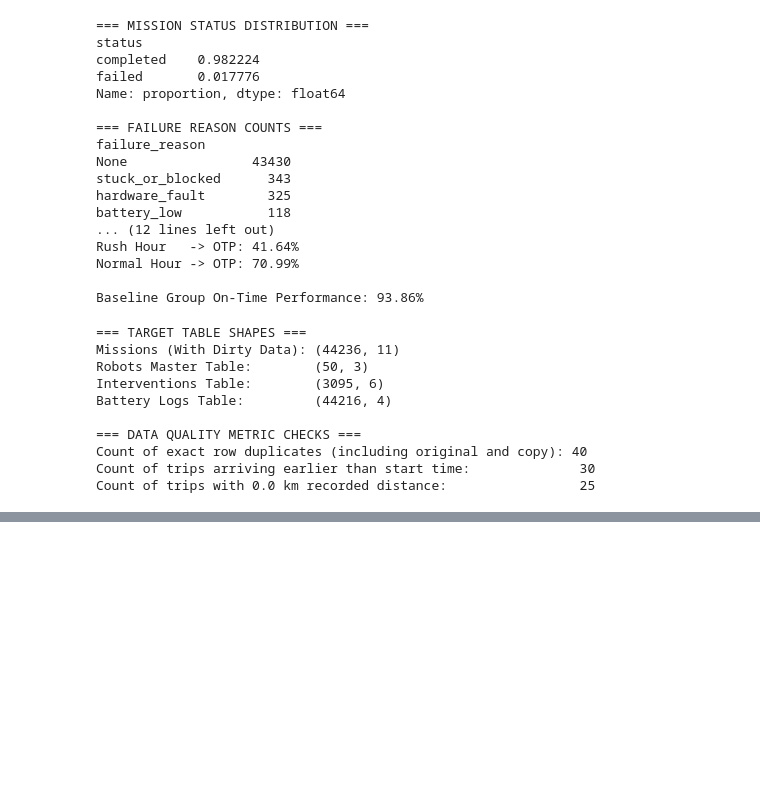
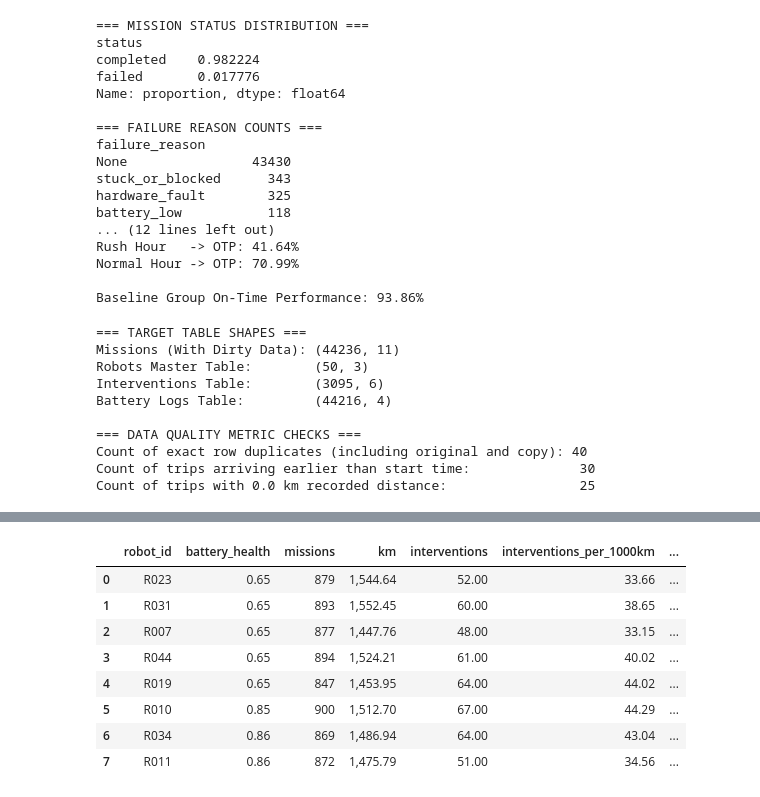
Before and after one commit to avinashnikhil/Fleetanalytics, a Jupyter notebook: Fleet_project.ipynb, the cells around one changed output, grey strips where cells are left out. Saved outputs shown, nothing was run; the diff lists cells and outputs as text; code cells hidden in the pictures; blank space fills up the shorter version.

```diff
--- a/Fleet_project.ipynb
+++ b/Fleet_project.ipynb
@@ -1545,0 +2442,82 @@ Weekend Average: 589.35 missions/day (Ratio: 1.31)
+# %%
+# CELL C7: Robot and reason views
+# This cell creates the segmented views for physical hardware assets and telemetry reasons,
+# registers them in DuckDB, and performs diagnostic checks.
+
+# =====================================================================
+# View 1: v_by_robot
+# =====================================================================
+v_by_robot_sql = """
+-- v_by_robot
+-- Detailed operational performance and battery consumption rate profiling per physical robot asset.
+
+SELECT
+    f.robot_id,
+    r.battery_health,
+    COUNT(f.mission_id) AS missions,
+    SUM(f.distance_km) AS km,
+    SUM(f.intervention_count) AS interventions,
+
+    -- Safe ratio of sums KPI calculations
+    (CAST(SUM(f.intervention_count) AS DOUBLE) / NULLIF(SUM(f.distance_km), 0) * 1000.0) AS interventions_per_1000km,
+    (SUM(f.charge_used_pct) / NULLIF(SUM(f.distance_km), 0)) AS avg_charge_used_per_km,
+
+    SUM(CASE WHEN f.failure_reason = 'battery_low' THEN 1 ELSE 0 END) AS battery_failures,
+    (CAST(SUM(CASE WHEN f.failure_reason = 'battery_low' THEN 1 ELSE 0 END) AS DOUBLE) / NULLIF(COUNT(f.mission_id), 0)) AS battery_failure_rate,
+
+    RANK() OVER (ORDER BY (SUM(f.charge_used_pct) / NULLIF(SUM(f.distance_km), 0)) DESC) AS drain_rank
+FROM v_mission_facts f
+JOIN robots r ON f.robot_id = r.robot_id
+GROUP BY f.robot_id, r.battery_health;
+"""
+
+# =====================================================================
+# View 2: v_by_reason
+# =====================================================================
+v_intervention_reasons_sql = """
+-- v_intervention_reasons
+-- Telemetry intervention counts and durations segmented by diagnostic code, firmware, zone, and weather.
+-- Joining to missions_clean is crucial because it filters out intervention logs corresponding to corrupted
+-- or duplicated trips that were removed during our initial metrics sanitization pass.
+
+SELECT
+    i.reason,
+    m.software_version,
+    m.zone,
+    m.weather,
+    COUNT(*) AS interventions,
+    SUM(i.duration_sec) AS total_seconds
+FROM interventions i
+INNER JOIN missions_clean m ON i.mission_id = m.mission_id
+GROUP BY i.reason, m.software_version, m.zone, m.weather;
+"""
+
+# Register both views using our programmatic helper
+create_view_from_sql("v_by_robot", v_by_robot_sql)
+create_view_from_sql("v_intervention_reasons", v_intervention_reasons_sql)
+
+# Audit 1: Print the 8 robots with the worst drain_rank (highest depletion rates first)
+print("\n=== TOP 8 DEGRADED ROBOTS BY BATTERY DRAIN RATE (v_by_robot) ===")
+top_robots_df = database_connection.execute("""
+    SELECT *
+    FROM v_by_robot
+    WHERE drain_rank <= 8
+    ORDER BY drain_rank ASC
+""").fetchdf()
+display(top_robots_df)
+
+# Audit 2: Print the top 5 failure reasons overall using v_intervention_reasons
+print("\n=== TOP 5 HUMAN INTERVENTION TELEMETRY REASONS OVERALL (v_intervention_reasons) ===")
+top_reasons_df = database_connection.execute("""
+    SELECT
+        reason,
+        SUM(interventions) AS total_interventions,
+        SUM(total_seconds) AS absolute_seconds,
+        ROUND(CAST(SUM(total_seconds) AS DOUBLE) / NULLIF(SUM(interventions), 0), 1) AS avg_seconds_per_recovery
+    FROM v_intervention_reasons
+    GROUP BY reason
+    ORDER BY total_interventions DESC
+    LIMIT 5
+""").fetchdf()
+display(top_reasons_df)
+# %% [output]
@@ -1545,0 +2528,9 @@ Weekend Average: 589.35 missions/day (Ratio: 1.31)
+|  | robot_id | battery_health | missions | km | interventions | interventions_per_1000km | ... |
+| 0 | R023 | 0.65 | 879 | 1,544.64 | 52.00 | 33.66 | ... |
+| 1 | R031 | 0.65 | 893 | 1,552.45 | 60.00 | 38.65 | ... |
+| 2 | R007 | 0.65 | 877 | 1,447.76 | 48.00 | 33.15 | ... |
+| 3 | R044 | 0.65 | 894 | 1,524.21 | 61.00 | 40.02 | ... |
+| 4 | R019 | 0.65 | 847 | 1,453.95 | 64.00 | 44.02 | ... |
+| 5 | R010 | 0.85 | 900 | 1,512.70 | 67.00 | 44.29 | ... |
+| 6 | R034 | 0.86 | 869 | 1,486.94 | 64.00 | 43.04 | ... |
+| 7 | R011 | 0.86 | 872 | 1,475.79 | 51.00 | 34.56 | ... |
```
Also changed, not shown: parts of 23 cells of this notebook.
